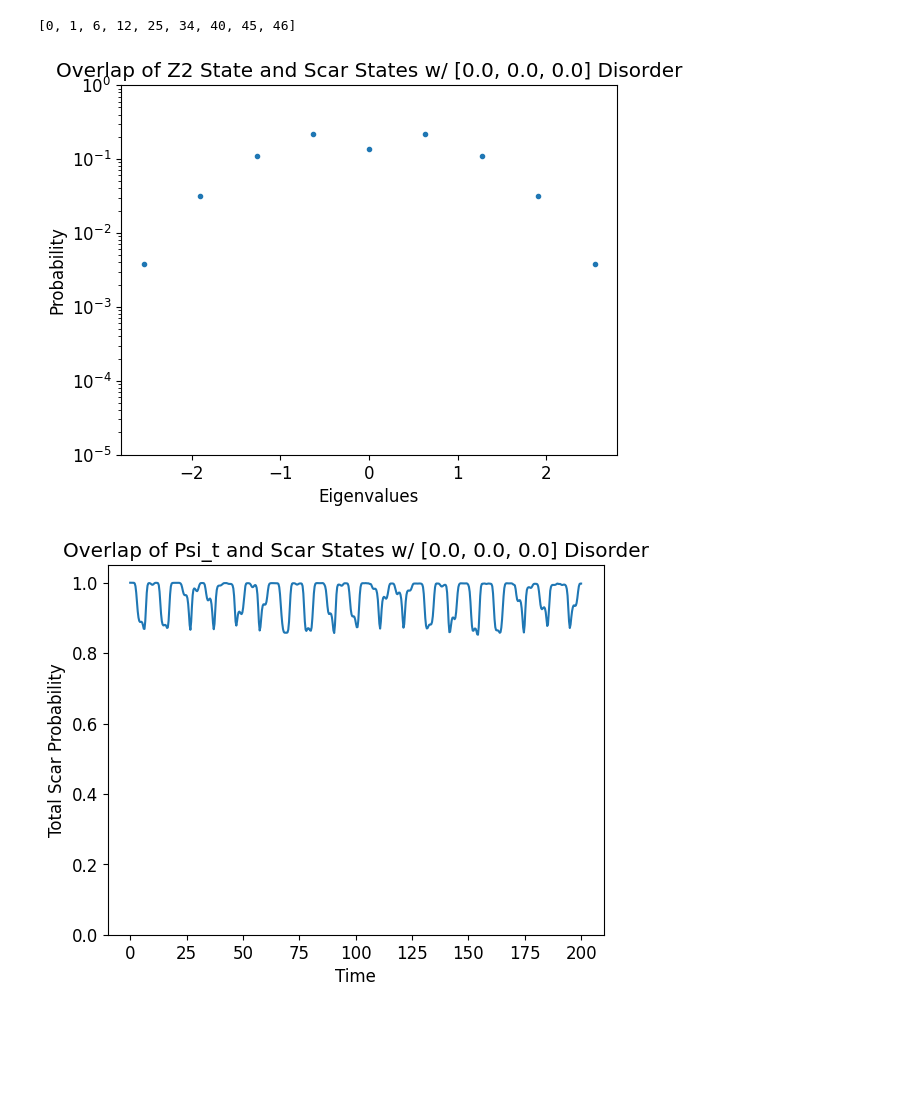
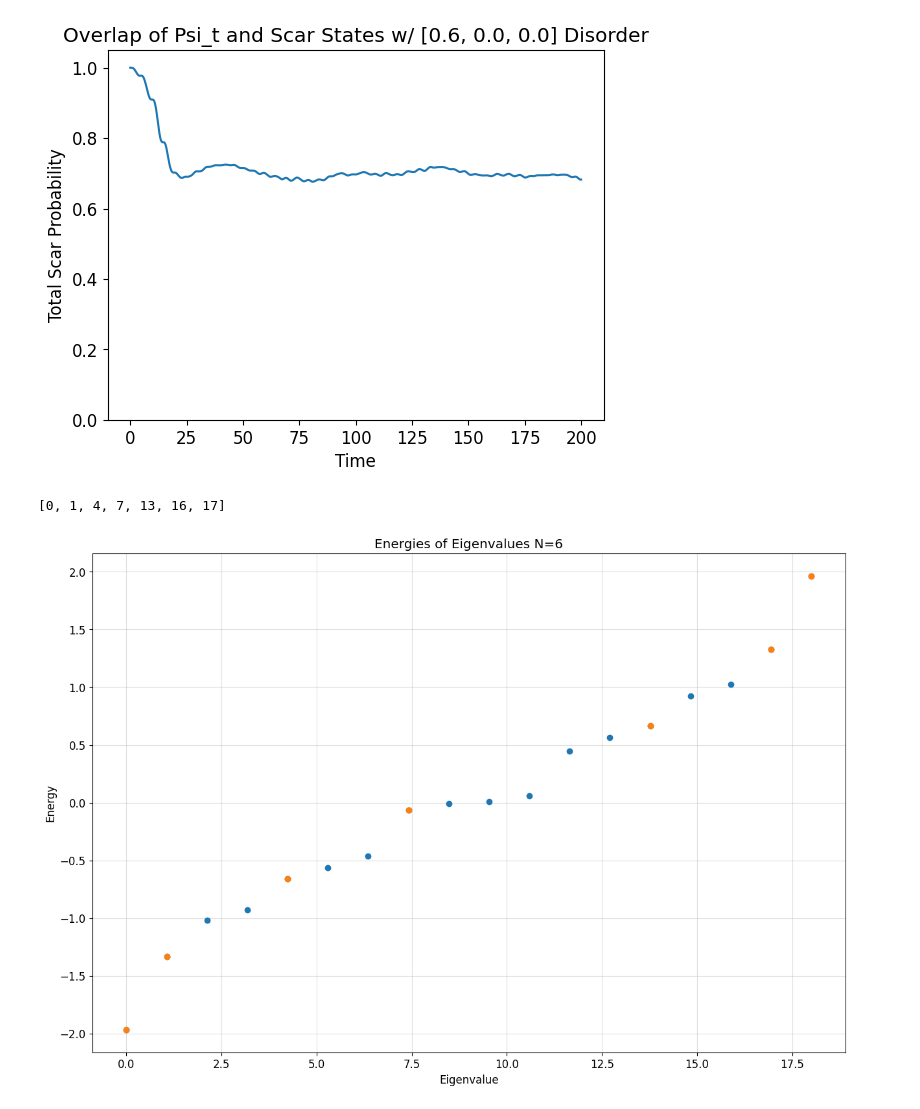
Before and after one commit to Idden/Quantum-Internship, a Jupyter notebook: Quantum_Batteries_Scars/disorder_tests/scars_were_injuries_previously.ipynb, the cells around one changed output. Cells and saved outputs as stored; diff of their text form; code cells hidden in the pictures; blank space fills up the shorter version.

Commit message:
averaged scar subspace overlap disorder graph and attempting to find pattern for scar states

```diff
--- a/Quantum_Batteries_Scars/disorder_tests/scars_were_injuries_previously.ipynb
+++ b/Quantum_Batteries_Scars/disorder_tests/scars_were_injuries_previously.ipynb
@@ -5,24 +5,43 @@ import matplotlib.pyplot as plt
 from quantumScarFunctions import *
 from quantumScarsPlotting import *
 # %%
-N = 8
+N = 6
 wd = 0.6365091993031289
 wm = 1.0
 tlist = np.linspace(0, 200, 600)
-args = {"A": 0.3, "omega": wd}
+args = {"A": 0.1, "omega": wd}
 
 dx = 0.0
 dy = 0.0
-dz = 0.0
+dz = 0.6
 
 H0, H1, eigenvalues, eigenstates, psi0, basisList = get_scar_ham(N, ham_disorder=[dz, dy, dx], random_seed=False)
 H = qt.QobjEvo([H0, [H1, coeff]], args=args)
 psi_t = qt.sesolve(H, eigenstates[0], tlist)
 # %%
-giveMeScarOverlap(H0, N, psi0, psi_t, tlist, plot_scars=True, disorder=[dz, dy, dx])
-giveMeVonNeumannEntrop(N, wd, tlist, disorder=[dz, dy, dx], reals=50)
-Rtau_plot(H0, H1, N, w=wd, indv_qubit=False, freq_dis=0.0, args=args, t=200)
+scarIndices = giveMeScarOverlap(N, psi0, tlist, plot_scars=False, disorder=[dz, dy, dx], reals=200, args=args)
+print(scarIndices)
+
+plt.figure(figsize=(15, 10))
+
+eigenvalues = H0.eigenenergies()
+xlist = np.linspace(0, len(eigenvalues), len(eigenvalues))
+plt.plot(xlist, eigenvalues, ".", ms=12)
+
+slist = []
+scarVals = []
+for i in scarIndices:
+    slist.append(xlist[i])
+    scarVals.append(eigenvalues[i])
+
+plt.plot(slist, scarVals, ".", ms=12)
+plt.grid(True)
+plt.xlabel("Eigenvalue")
+plt.ylabel("Energy")
+plt.grid(True, alpha=0.4)
+plt.title(f"Energies of Eigenvalues N={N}")
+plt.show()
 # %% [output]
+[figure, new version]
-[0, 1, 6, 12, 25, 34, 40, 45, 46]
+[0, 1, 4, 7, 13, 16, 17]
-[figure, old version]
-[figure, old version]
+[figure, new version]
```
Also changed, not shown: parts of 2 cells of this notebook, 3 other files.
